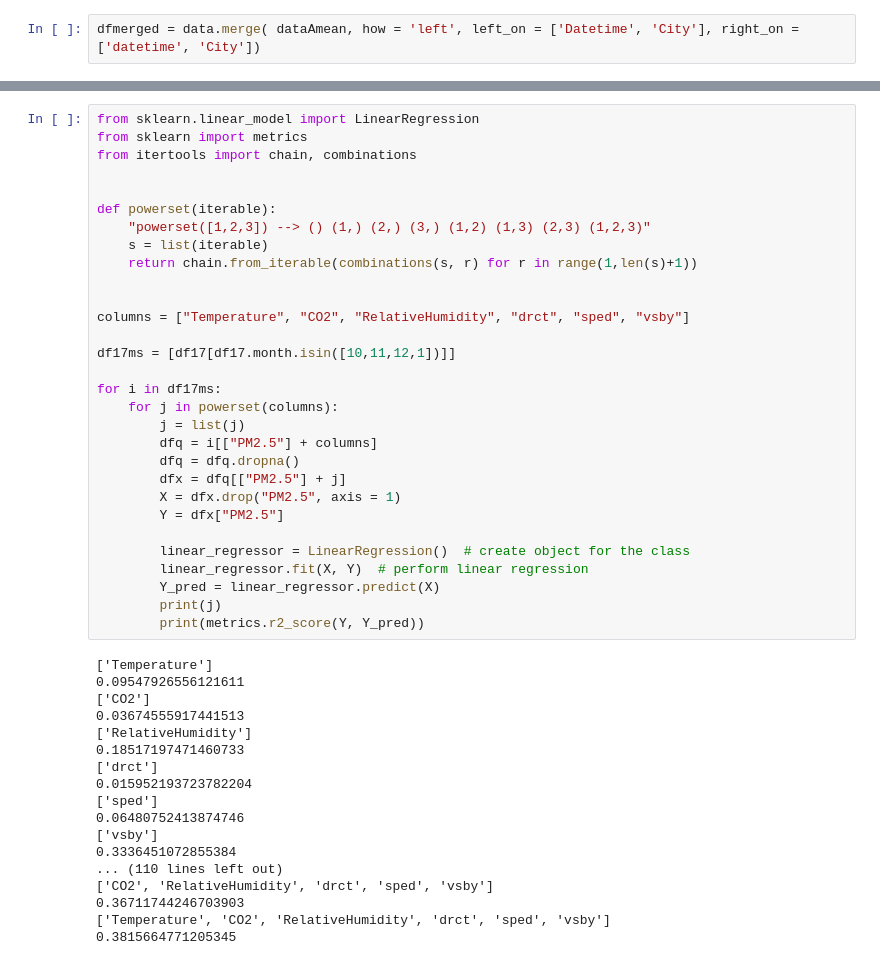
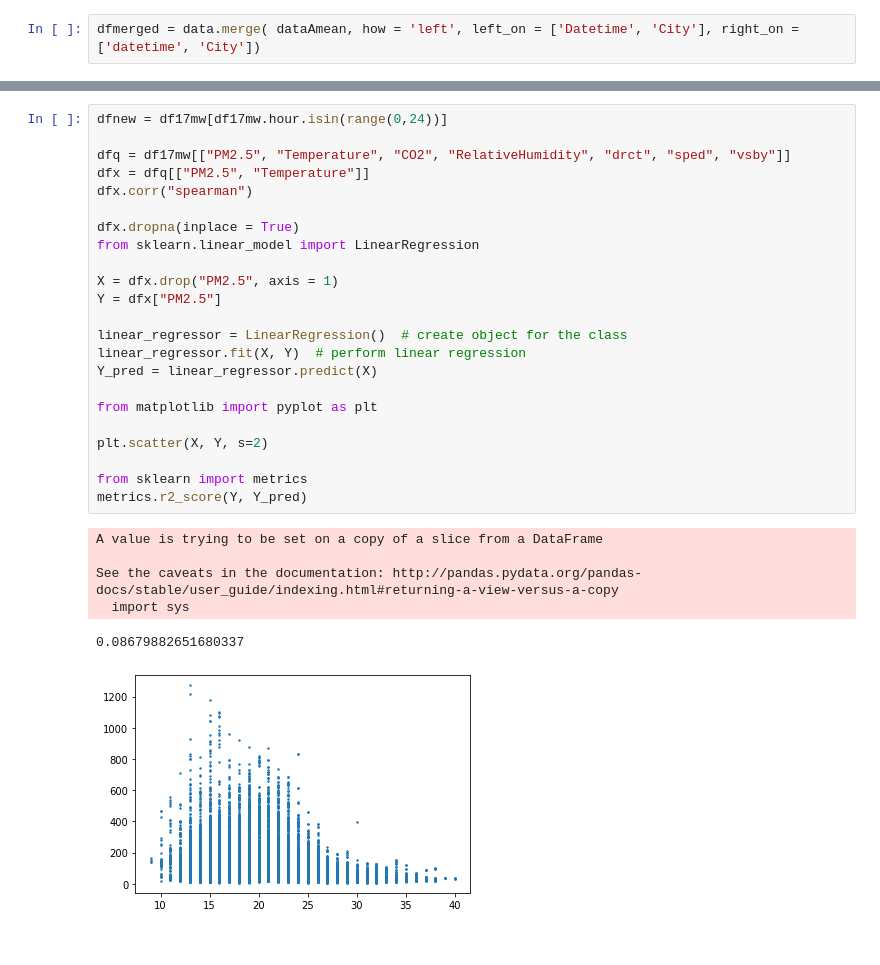
Before and after one commit to Rayyan98/airQualityDeepLearning, a Jupyter notebook: code/exploringDataNew.ipynb, the cells around one changed output, grey strips where cells are left out. Drawn from its saved outputs; the diff is of its cells as text.

```diff
--- a/code/exploringDataNew.ipynb
+++ b/code/exploringDataNew.ipynb
@@ -94,49 +103,31 @@ df17mw[df17mw.hour.isin(range(0,24))].corr('spearman')
-# %%
-from sklearn.linear_model import LinearRegression
-from sklearn import metrics
-from itertools import chain, combinations
-
-
-def powerset(iterable):
-    "powerset([1,2,3]) --> () (1,) (2,) (3,) (1,2) (1,3) (2,3) (1,2,3)"
-    s = list(iterable)
-    return chain.from_iterable(combinations(s, r) for r in range(1,len(s)+1))
-
-
-columns = ["Temperature", "CO2", "RelativeHumidity", "drct", "sped", "vsby"]
-
-df17ms = [df17[df17.month.isin([10,11,12,1])]]
-
-for i in df17ms:
-    for j in powerset(columns):
-        j = list(j)
-        dfq = i[["PM2.5"] + columns]
-        dfq = dfq.dropna()
-        dfx = dfq[["PM2.5"] + j]
-        X = dfx.drop("PM2.5", axis = 1)
-        Y = dfx["PM2.5"]
-
-        linear_regressor = LinearRegression()  # create object for the class
-        linear_regressor.fit(X, Y)  # perform linear regression
-        Y_pred = linear_regressor.predict(X)
-        print(j)
-        print(metrics.r2_score(Y, Y_pred))
-# %% [output]
-['Temperature']
-0.09547926556121611
-['CO2']
-0.03674555917441513
-['RelativeHumidity']
-0.18517197471460733
-['drct']
-0.015952193723782204
-['sped']
-0.06480752413874746
-['vsby']
-0.3336451072855384
-... (110 lines left out)
-['CO2', 'RelativeHumidity', 'drct', 'sped', 'vsby']
-0.36711744246703903
-['Temperature', 'CO2', 'RelativeHumidity', 'drct', 'sped', 'vsby']
-0.3815664771205345
+# %%
+dfnew = df17mw[df17mw.hour.isin(range(0,24))]
+
+dfq = df17mw[["PM2.5", "Temperature", "CO2", "RelativeHumidity", "drct", "sped", "vsby"]]
+dfx = dfq[["PM2.5", "Temperature"]]
+dfx.corr("spearman")
+
+dfx.dropna(inplace = True)
+from sklearn.linear_model import LinearRegression
+
+X = dfx.drop("PM2.5", axis = 1)
+Y = dfx["PM2.5"]
+
+linear_regressor = LinearRegression()  # create object for the class
+linear_regressor.fit(X, Y)  # perform linear regression
+Y_pred = linear_regressor.predict(X)
+
+from matplotlib import pyplot as plt
+
+plt.scatter(X, Y, s=2)
+
+from sklearn import metrics
+metrics.r2_score(Y, Y_pred)
+# %% [output]
+A value is trying to be set on a copy of a slice from a DataFrame
+
+See the caveats in the documentation: http://pandas.pydata.org/pandas-docs/stable/user_guide/indexing.html#returning-a-view-versus-a-copy
+  import sys
+0.08679882651680337
+[figure, added]
 # %%
```
Also changed, not shown: parts of 13 cells of this notebook.
